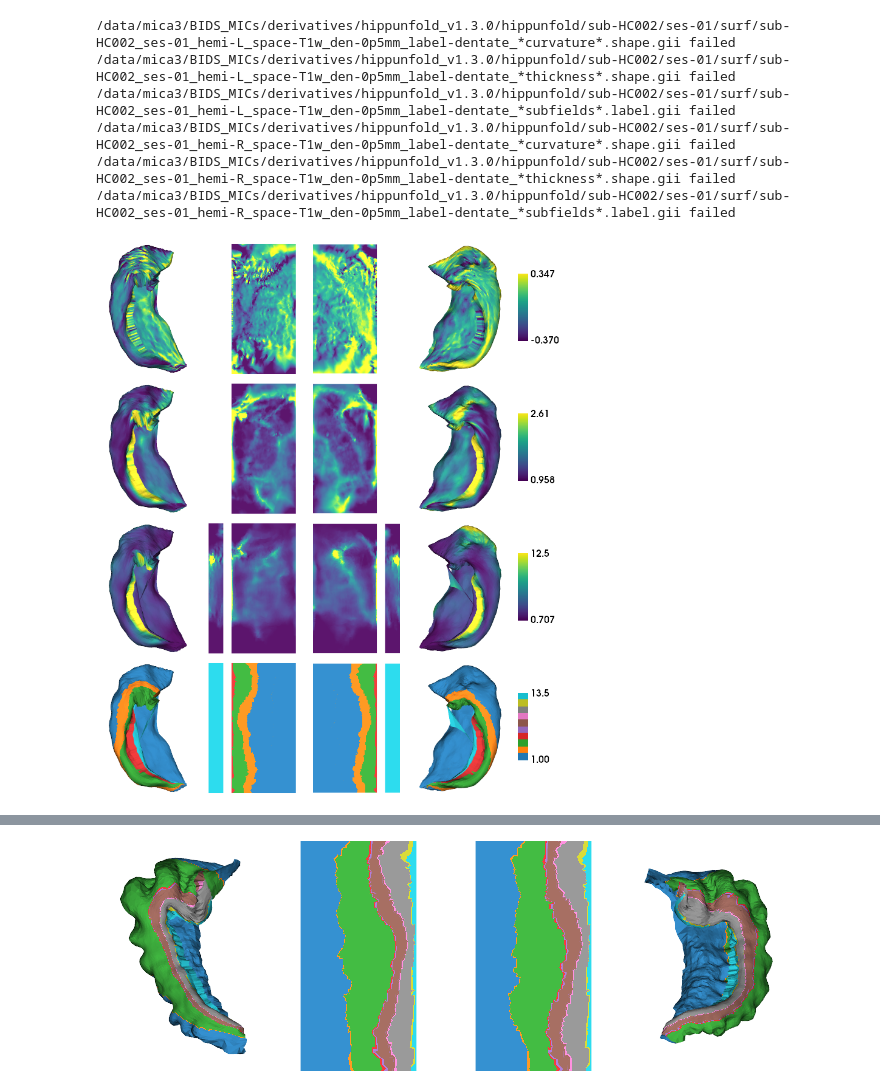
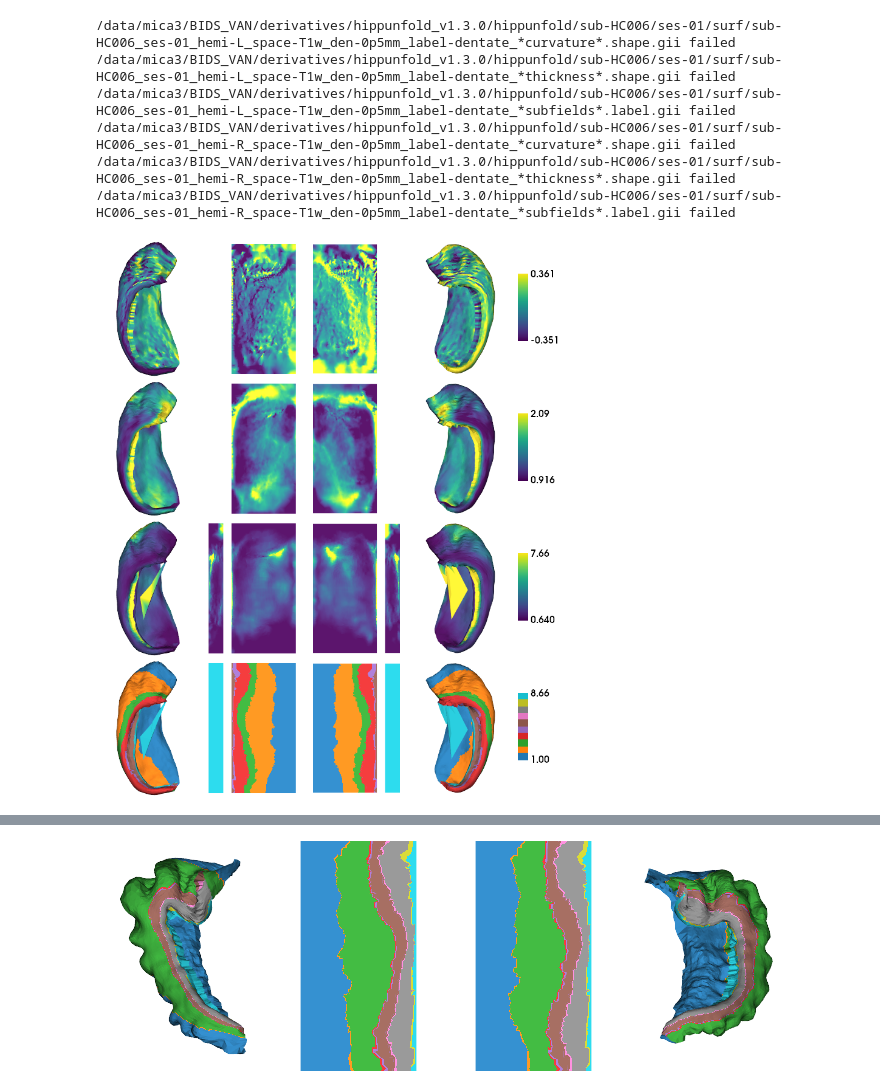
Before and after one commit to jordandekraker/hippunfold_toolbox, a Jupyter notebook: notebooks/plotting_tester.ipynb, the cells around one changed output, grey strips where cells are left out. Cells and saved outputs as stored; diff of their text form; code cells hidden in the pictures.

```diff
--- a/notebooks/plotting_tester.ipynb
+++ b/notebooks/plotting_tester.ipynb
@@ -9,22 +9,22 @@ import plotting
 import utils
 import importlib
 # %%
-hippunfold_dir = '/data/mica3/BIDS_MICs/derivatives/hippunfold_v1.3.0/hippunfold'
-sub = 'HC002'
+hippunfold_dir = '/data/mica3/BIDS_VAN/derivatives/hippunfold_v1.3.0/hippunfold'
+sub = 'HC006'
 ses='01'
 features = ['curvature', 'thickness', 'gyrification', 'subfields']
 resourcesdir = '/export03/data/opt/hippunfold_toolbox/resources'
 modality = 'T1w'
 import importlib
 importlib.reload(utils)
 importlib.reload(plotting)
 
 plotting.surfplot_sub_foldunfold(hippunfold_dir, sub, ses, features, unfoldAPrescale=False, embed_nb=True, color_bar='right', share='row')
 # %% [output]
-/data/mica3/BIDS_MICs/derivatives/hippunfold_v1.3.0/hippunfold/sub-HC002/ses-01/surf/sub-HC002_ses-01_hemi-L_space-T1w_den-0p5mm_label-dentate_*curvature*.shape.gii failed
-/data/mica3/BIDS_MICs/derivatives/hippunfold_v1.3.0/hippunfold/sub-HC002/ses-01/surf/sub-HC002_ses-01_hemi-L_space-T1w_den-0p5mm_label-dentate_*thickness*.shape.gii failed
-/data/mica3/BIDS_MICs/derivatives/hippunfold_v1.3.0/hippunfold/sub-HC002/ses-01/surf/sub-HC002_ses-01_hemi-L_space-T1w_den-0p5mm_label-dentate_*subfields*.label.gii failed
-/data/mica3/BIDS_MICs/derivatives/hippunfold_v1.3.0/hippunfold/sub-HC002/ses-01/surf/sub-HC002_ses-01_hemi-R_space-T1w_den-0p5mm_label-dentate_*curvature*.shape.gii failed
-/data/mica3/BIDS_MICs/derivatives/hippunfold_v1.3.0/hippunfold/sub-HC002/ses-01/surf/sub-HC002_ses-01_hemi-R_space-T1w_den-0p5mm_label-dentate_*thickness*.shape.gii failed
-/data/mica3/BIDS_MICs/derivatives/hippunfold_v1.3.0/hippunfold/sub-HC002/ses-01/surf/sub-HC002_ses-01_hemi-R_space-T1w_den-0p5mm_label-dentate_*subfields*.label.gii failed
+/data/mica3/BIDS_VAN/derivatives/hippunfold_v1.3.0/hippunfold/sub-HC006/ses-01/surf/sub-HC006_ses-01_hemi-L_space-T1w_den-0p5mm_label-dentate_*curvature*.shape.gii failed
+/data/mica3/BIDS_VAN/derivatives/hippunfold_v1.3.0/hippunfold/sub-HC006/ses-01/surf/sub-HC006_ses-01_hemi-L_space-T1w_den-0p5mm_label-dentate_*thickness*.shape.gii failed
+/data/mica3/BIDS_VAN/derivatives/hippunfold_v1.3.0/hippunfold/sub-HC006/ses-01/surf/sub-HC006_ses-01_hemi-L_space-T1w_den-0p5mm_label-dentate_*subfields*.label.gii failed
+/data/mica3/BIDS_VAN/derivatives/hippunfold_v1.3.0/hippunfold/sub-HC006/ses-01/surf/sub-HC006_ses-01_hemi-R_space-T1w_den-0p5mm_label-dentate_*curvature*.shape.gii failed
+/data/mica3/BIDS_VAN/derivatives/hippunfold_v1.3.0/hippunfold/sub-HC006/ses-01/surf/sub-HC006_ses-01_hemi-R_space-T1w_den-0p5mm_label-dentate_*thickness*.shape.gii failed
+/data/mica3/BIDS_VAN/derivatives/hippunfold_v1.3.0/hippunfold/sub-HC006/ses-01/surf/sub-HC006_ses-01_hemi-R_space-T1w_den-0p5mm_label-dentate_*subfields*.label.gii failed
-[figure, old version]
+[figure, new version]
```
Also changed, not shown: parts of 1 cell of this notebook, 1 other file.
